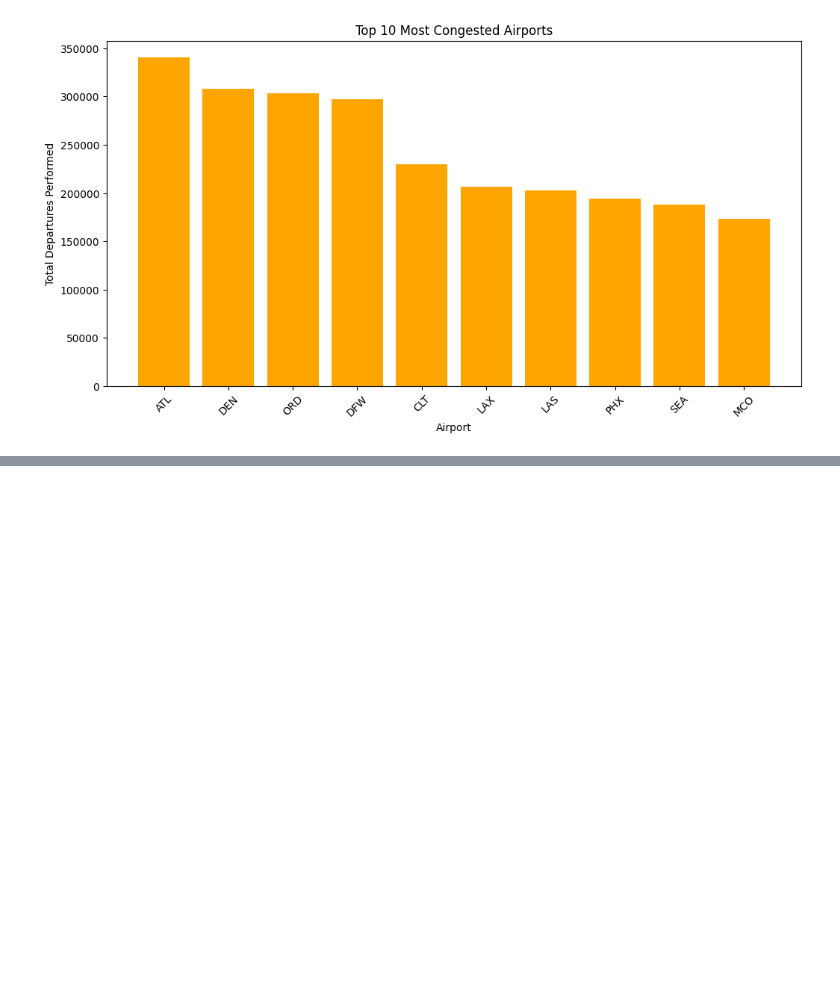
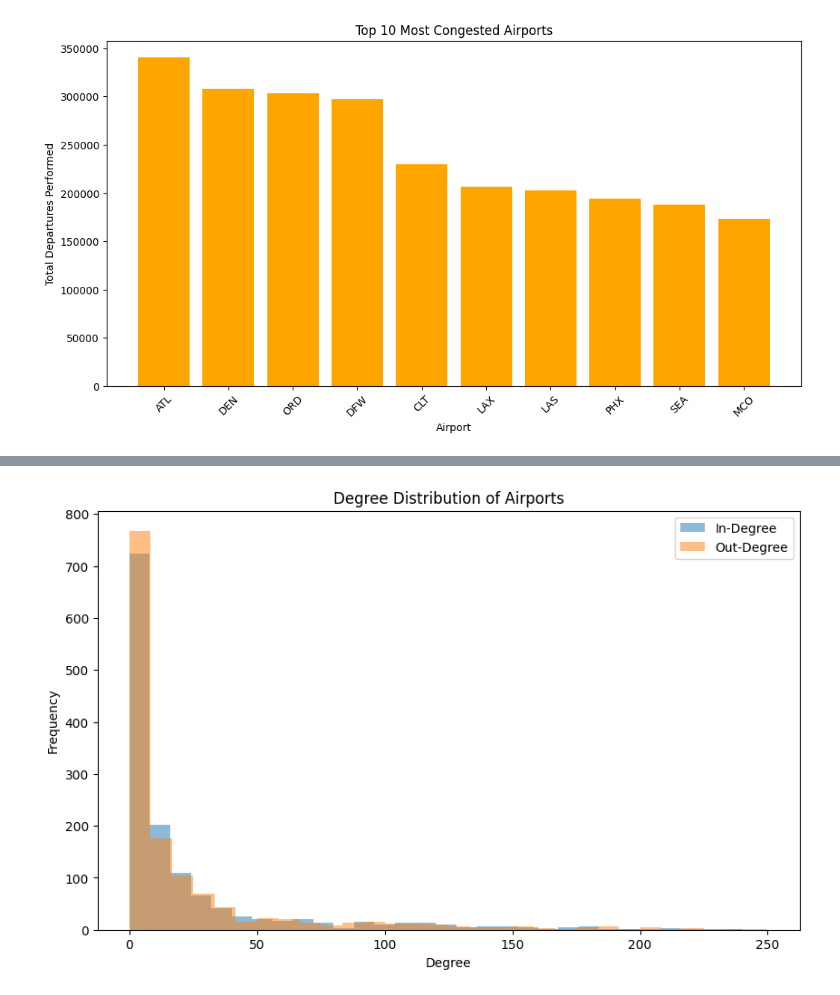
Before and after one commit to ArianeYu/US_Air_Traffic, a Jupyter notebook: final_project.ipynb, the cells around one changed output, grey strips where cells are left out. Cells and saved outputs as stored; diff of their text form; code cells hidden in the pictures; blank space fills up the shorter version.

```diff
--- a/final_project.ipynb
+++ b/final_project.ipynb
@@ -14,3 +18,6 @@ df_2023.head()
 | 3 | 0.0 | 0.0 | 0.0 | 0.0 | 0.0 | 0.0 | 0.0 | 17.0 | ... |
 | 4 | 0.0 | 0.0 | 0.0 | 0.0 | 0.0 | 0.0 | 0.0 | 17.0 | ... |
 5 rows × 45 columns
+# %%
+df_2024 = pd.read_csv('../T100D_SEGMENT_US_CARRIER_2024.csv')
+df_2024.head()
@@ -169,0 +237,14 @@ plt.show()
+# %%
+# Degree Distribution
+in_degrees = [G_2024.in_degree(n) for n in G_2024.nodes()]
+out_degrees = [G_2024.out_degree(n) for n in G_2024.nodes()]
+plt.figure(figsize=(10, 6))
+plt.hist(in_degrees, bins=30, alpha=0.5, label='In-Degree')
+plt.hist(out_degrees, bins=30, alpha=0.5, label='Out-Degree')
+plt.xlabel("Degree")
+plt.ylabel("Frequency")
+plt.title("Degree Distribution of Airports")
+plt.legend()
+plt.show()
+# %% [output]
+[figure, added]
```
Also changed, not shown: parts of 11 cells of this notebook.
